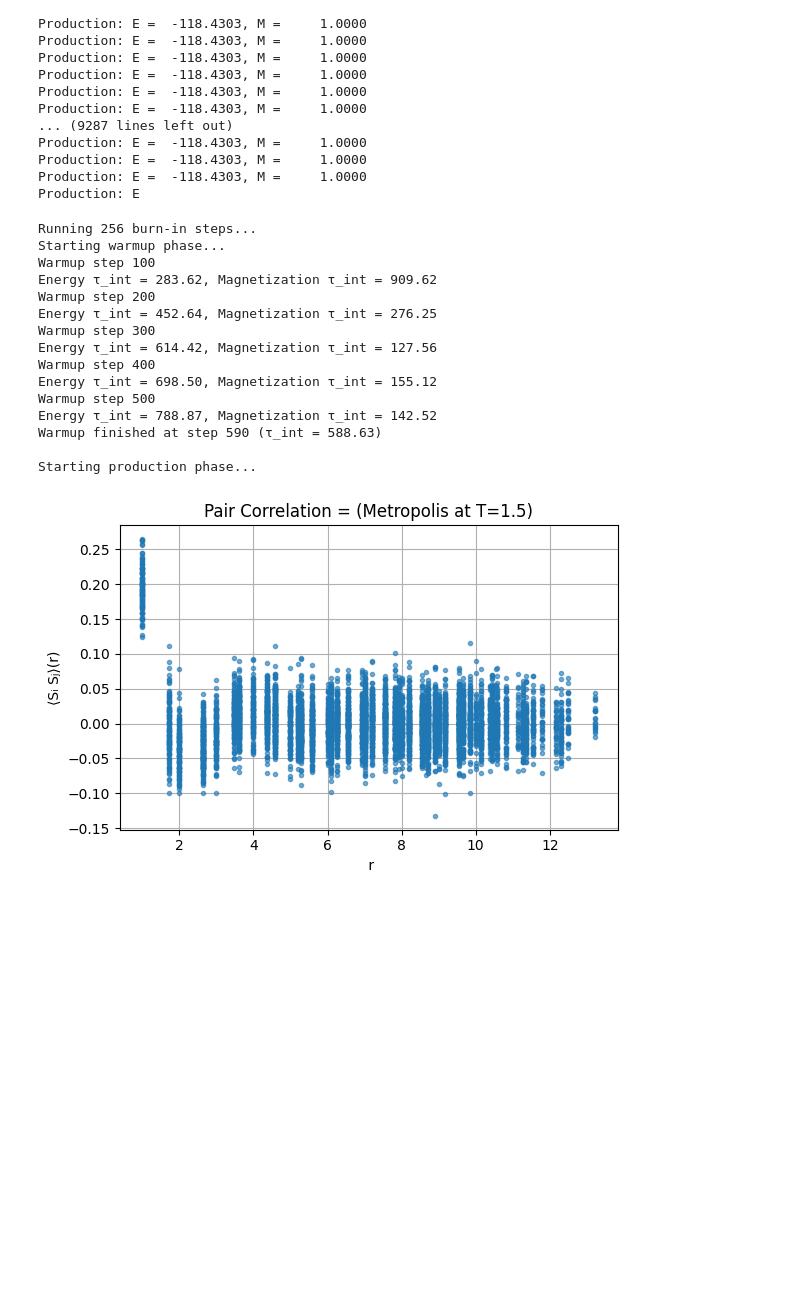
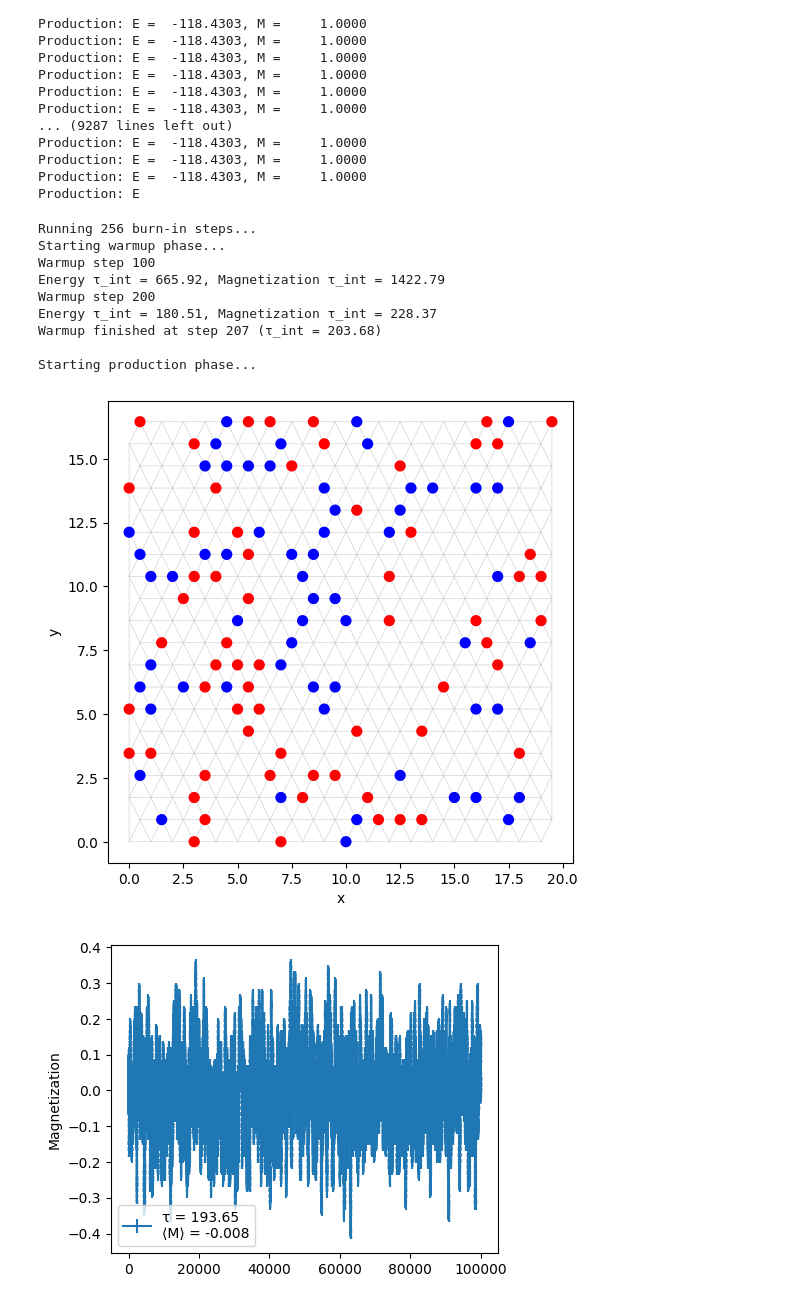
Before and after one commit to condmat-girl/monte-carlo-PtSe2, a Jupyter notebook: example.ipynb, the cells around one changed output. Drawn from its saved outputs; the diff is of its cells as text; code cells hidden in the pictures; blank space fills up the shorter version.

Commit message:
added pair correlation

```diff
--- a/example.ipynb
+++ b/example.ipynb
@@ -58,55 +58,48 @@ Production: E =  -118.4303, M =     1.0000
 Production: E =  -118.4303, M =     1.0000
 Production: E
 # %%
+# run_pair_correlation.py
 
 import numpy as np
 from lattice import Lattice
 from monte_carlo import MonteCarlo
 from visualization import Visualization
-import matplotlib.pyplot as plt
 
+# -----------------------------
+# Simulation parameters
+# -----------------------------
 rows = 20
 cols = 20
 doping = 0.3
 kf = 1.0
-J0 =- 1.0
+J0 = -1.0
 T = 1.5
-steps = 100000
-method = "metropolis"
+steps = 100_000
+method = "metropolis"  # or "metropolis"
 
-# --- Lattice + MC initialization ---
-lattice = Lattice(rows, cols, doping, kf=kf, J0=J0)
+# -----------------------------
+# Initialize lattice and run MC
+# -----------------------------
+lattice = Lattice(rows=rows, cols=cols, doping=doping, kf=kf, J0=J0)
 mc = MonteCarlo(lattice)
-
-# --- Run simulation ---
 mc.run_loop(steps=steps, T=T, method=method)
 
-# --- Plot averaged pair correlation function ---
-r = lattice.r_ij
-corr = mc.acc.compute_pair_correlation()
-
-plt.figure(figsize=(6, 4))
-plt.plot(r, corr, ".", alpha=0.6)
-plt.xlabel(" r")
-plt.ylabel("⟨Sᵢ Sⱼ⟩(r)")
-plt.title(f"Pair Correlation = ({method.capitalize()} at T={T})")
-plt.grid(True)
-plt.tight_layout()
-plt.show()
+# -----------------------------
+# Visualize results
+# -----------------------------
+vis = Visualization(lattice, mc.acc)
+vis.plot_lattice()
+vis.plot_magnetization()
+vis.plot_pair_correlation()
 # %% [output]
 Running 256 burn-in steps...
 Starting warmup phase...
 Warmup step 100
-Energy τ_int = 283.62, Magnetization τ_int = 909.62
+Energy τ_int = 665.92, Magnetization τ_int = 1422.79
 Warmup step 200
-Energy τ_int = 452.64, Magnetization τ_int = 276.25
-Warmup step 300
-Energy τ_int = 614.42, Magnetization τ_int = 127.56
-Warmup step 400
-Energy τ_int = 698.50, Magnetization τ_int = 155.12
-Warmup step 500
-Energy τ_int = 788.87, Magnetization τ_int = 142.52
-Warmup finished at step 590 (τ_int = 588.63)
+Energy τ_int = 180.51, Magnetization τ_int = 228.37
+Warmup finished at step 207 (τ_int = 203.68)
 
 Starting production phase...
-[figure, old version]
+[figure, new version]
+[figure, added]
```
Also changed, not shown: parts of 6 cells of this notebook, 10 other files.
